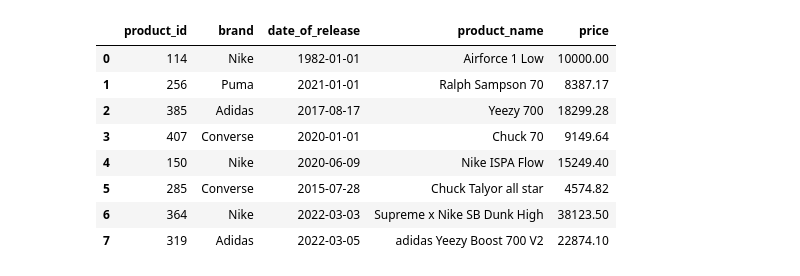
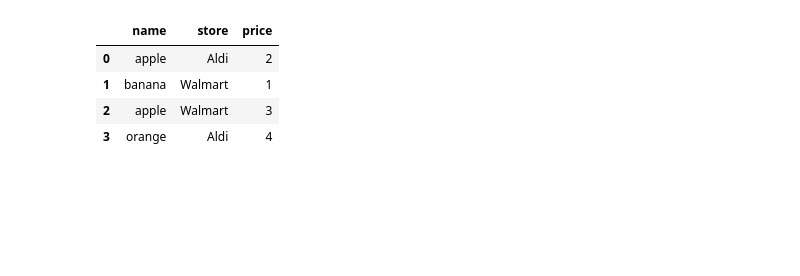
Before and after one commit to derinman/L_Python-Note, a Jupyter notebook: A04_Pandera_validation.ipynb, the cells around one changed output. Saved outputs shown, nothing was run; the diff lists cells and outputs as text; code cells hidden in the pictures; blank space fills up the shorter version.

```diff
--- a/A04_Pandera_validation.ipynb
+++ b/A04_Pandera_validation.ipynb
@@ -1,21 +0,0 @@
-# %%
-import pandas as pd
-
-df = pd.DataFrame({
-"product_id": [114, 256, 385, 407,150,285,364,319],
-"brand": ["Nike", "Puma", "Adidas", "Converse","Nike","Converse","Nike","Adidas"],
-"date_of_release": pd.to_datetime(["1982", "2021", "2017-08-17", "2020","2020-06-09","2015-07-28","2022-03-03","2022-03-05"]),
-"product_name": ["Airforce 1 Low", "Ralph Sampson 70", "Yeezy 700 ", "Chuck 70","Nike ISPA Flow","Chuck Talyor all star","Supreme x Nike SB Dunk High","adidas Yeezy Boost 700 V2 "],
-"price":[10000,8387.17,18299.28,9149.64,15249.40,4574.82,38123.50,22874.10]
-})
-df
-# %% [output]
-|  | product_id | brand | date_of_release | product_name | price |
-| 0 | 114 | Nike | 1982-01-01 | Airforce 1 Low | 10000.00 |
-| 1 | 256 | Puma | 2021-01-01 | Ralph Sampson 70 | 8387.17 |
-| 2 | 385 | Adidas | 2017-08-17 | Yeezy 700 | 18299.28 |
-| 3 | 407 | Converse | 2020-01-01 | Chuck 70 | 9149.64 |
-| 4 | 150 | Nike | 2020-06-09 | Nike ISPA Flow | 15249.40 |
-| 5 | 285 | Converse | 2015-07-28 | Chuck Talyor all star | 4574.82 |
-| 6 | 364 | Nike | 2022-03-03 | Supreme x Nike SB Dunk High | 38123.50 |
-| 7 | 319 | Adidas | 2022-03-05 | adidas Yeezy Boost 700 V2 | 22874.10 |
@@ -23,0 +3,19 @@ https://analyticsindiamag.com/a-hands-on-guide-to-pandera-a-statistical-datafram
+# %%
+
+import pandas as pd
+
+fruits = pd.DataFrame(
+    {
+        "name": ["apple", "banana", "apple", "orange"],
+        "store": ["Aldi", "Walmart", "Walmart", "Aldi"],
+        "price": [2, 1, 3, 4],
+    }
+)
+
+fruits
+# %% [output]
+|  | name | store | price |
+| 0 | apple | Aldi | 2 |
+| 1 | banana | Walmart | 1 |
+| 2 | apple | Walmart | 3 |
+| 3 | orange | Aldi | 4 |
```
Also changed, not shown: parts of 19 cells of this notebook, 1 other file.
